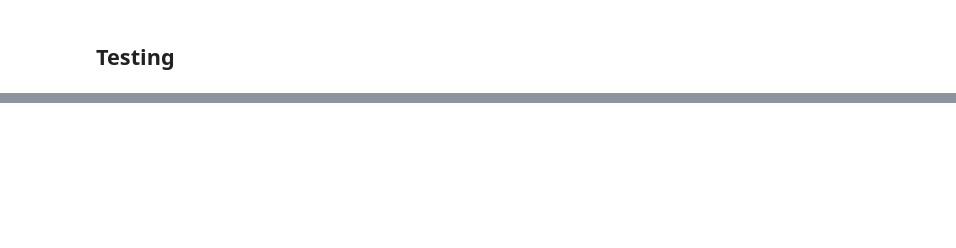
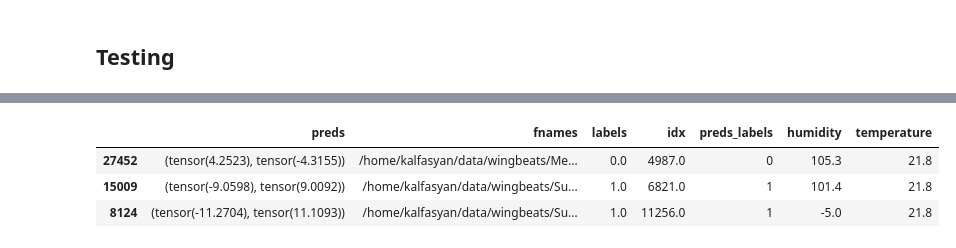
Before and after one commit to kalfasyan/wbai, a Jupyter notebook: Training_Conv1D.ipynb, the cells around one changed output, grey strips where cells are left out. Cells and saved outputs as stored; diff of their text form; code cells hidden in the pictures; blank space fills up the shorter version.

```diff
--- a/Training_Conv1D.ipynb
+++ b/Training_Conv1D.ipynb
@@ -227,0 +270,43 @@ RuntimeError: Input type (torch.FloatTensor) and weight type (torch.cuda.FloatTe
+# %%
+@torch.no_grad()
+def get_all_preds(model, loader):
+#     model = model.to('cuda', dtype=torch.float)
+    model.eval()
+
+    results = {}
+    results['preds'] = torch.tensor([])
+    results['fnames'] = ()
+    results['labels'] = torch.tensor([])
+    results['idx'] = torch.tensor([])
+
+    for x_batch,y_batch,path_batch,idx_batch in tqdm(loader):
+
+        y_batch = torch.as_tensor(y_batch).type(torch.LongTensor)
+
+        results['fnames'] += path_batch
+        results['labels'] = torch.cat( (results['labels'], y_batch), dim=0)
+        results['idx'] = torch.cat( (results['idx'], idx_batch), dim=0)
+
+        preds = model(x_batch.float())
+        results['preds'] = torch.cat(
+            (results['preds'], preds)
+            ,dim=0
+        )
+    return results
+model = model.to('cpu', dtype=torch.float)
+results = get_all_preds(model, test_dataloader)
+
+def softmax_out(x):
+    return np.argmax(F.softmax(x.reshape(1,-1), dim=1), axis=1).tolist()[0]
+
+results['preds_labels'] = list(map(softmax_out, results['preds']))
+# %%
+df = pd.DataFrame(results)
+df['humidity'] = df.fnames.apply(lambda x: x.split('/')[-1].split('_')[-1][:-4]).astype(float).values
+df['temperature'] = df.fnames.apply(lambda x: x.split('/')[-1].split('_')[-3]).astype(float).values
+df.sample(3)
+# %% [output]
+|  | preds | fnames | labels | idx | preds_labels | humidity | temperature |
+| 27452 | (tensor(4.2523), tensor(-4.3155)) | /home/kalfasyan/data/wingbeats/Me... | 0.0 | 4987.0 | 0 | 105.3 | 21.8 |
+| 15009 | (tensor(-9.0598), tensor(9.0092)) | /home/kalfasyan/data/wingbeats/Su... | 1.0 | 6821.0 | 1 | 101.4 | 21.8 |
+| 8124 | (tensor(-11.2704), tensor(11.1093)) | /home/kalfasyan/data/wingbeats/Su... | 1.0 | 11256.0 | 1 | -5.0 | 21.8 |
```
Also changed, not shown: parts of 18 cells of this notebook, 7 other files.
